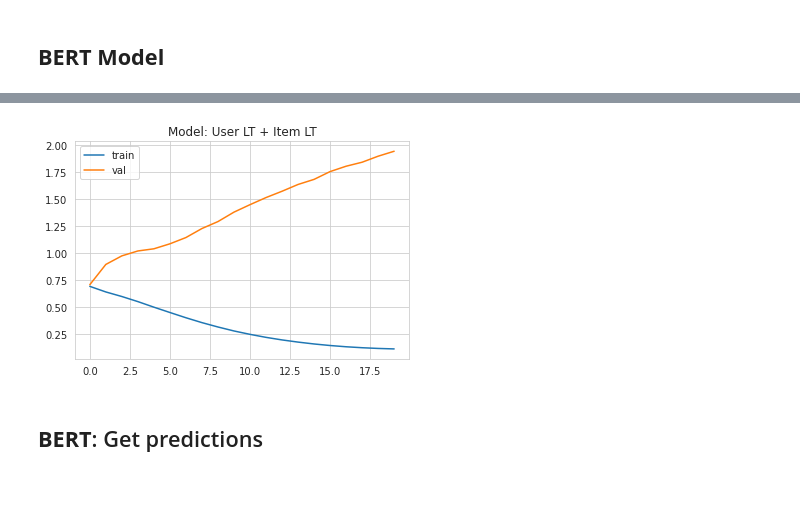
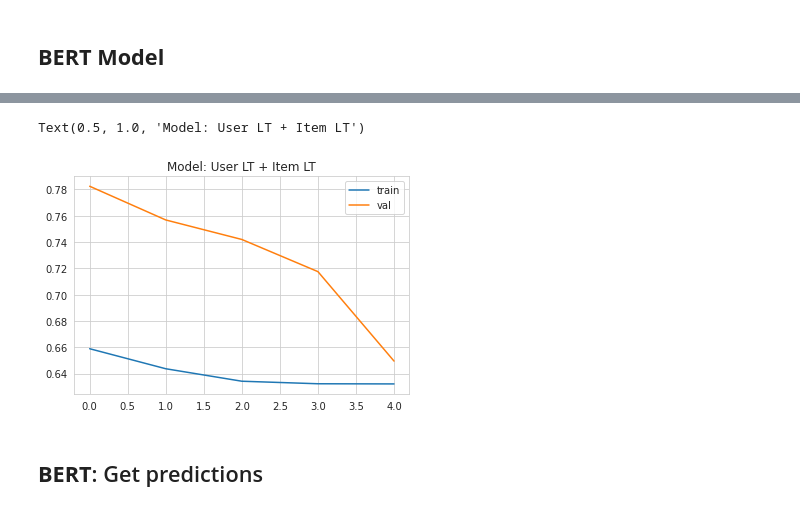
Before and after one commit to Katrin-Leberfinger/Hybrid-gender-debiased-music-recommendation, a Jupyter notebook: AI_MasterThesis_Recommendations_LFM2b.ipynb, the cells around one changed output, grey strips where cells are left out. Cells and saved outputs as stored; diff of their text form; code cells hidden in the pictures.

```diff
--- a/AI_MasterThesis_Recommendations_LFM2b.ipynb
+++ b/AI_MasterThesis_Recommendations_LFM2b.ipynb
@@ -182,3 +200,5 @@ data_user = pd.read_csv("music/data_user.txt", sep="\t").drop(['Unnamed: 0'],axi
+# %%
+data_interaction.columns = ['user_id', 'track_id', 'count']
 # %%
 data_interaction_one = data_interaction[data_interaction['count'] == 1]
 data_interaction_one = data_interaction_one.merge(data_tracks_tags_lyrics[['track_id', 'lyrics_cleaned', 'tags', 'abstract']]).drop_duplicates()
@@ -449,21 +438,24 @@ device = 'cuda'
 
 import numpy as np
 item_text_embeddings_size = 128
-user_embeddings_size = 64
-item_embeddings_size = 64
-text_col = 'tags'
+user_embeddings_size = 10
+item_embeddings_size = 128
+text_col = 'abstract'
 
 tokenizer = BertTokenizer.from_pretrained('prajjwal1/bert-tiny')
 dataset_train= LFM2bDataset(data_interaction_train,tokenizer,item_text_embeddings_size, text_col,  item2pos, user2id)
 dataset_val= LFM2bDataset(data_interaction_val,tokenizer,item_text_embeddings_size, text_col,  item2pos, user2id)
-dataset_test= LFM2bDataset(data_interaction_test,tokenizer,item_text_embeddings_size, text_col,  item2pos, user2id)
 
 num_users = len(data_interaction[user_col].drop_duplicates())
 num_items = len(pos2item)
 
-hidden_dense_layer_size_base = item_embeddings_size + user_embeddings_size
-model_base = AMARBase(hidden_dense_layer_size_base, item_embeddings_size, user_embeddings_size, num_users, num_items)
+# hidden_dense_layer_size_base = item_embeddings_size + user_embeddings_size
+# model_base = AMARBase(hidden_dense_layer_size_base, item_embeddings_size, user_embeddings_size, num_users, num_items)
 
-hidden_dense_layer_size_bert = item_embeddings_size + item_text_embeddings_size + user_embeddings_size
-model_bert = AMARBert( hidden_dense_layer_size_bert, item_embeddings_size, user_embeddings_size, item_text_embeddings_size, num_users, num_items)
+# hidden_dense_layer_size_bert = item_embeddings_size + item_text_embeddings_size + user_embeddings_size
+# model_bert = AMARBert( hidden_dense_layer_size_bert, item_embeddings_size, user_embeddings_size, item_text_embeddings_size, num_users, num_items)
+
+
+hidden_dense_layer_size = item_embeddings_size + user_embeddings_size
+model = AMARBert(hidden_dense_layer_size, user_embeddings_size, num_users)
 # %% [output]
@@ -471,14 +463,14 @@ Some weights of the model checkpoint at prajjwal1/bert-tiny were not used when i
 - This IS expected if you are initializing BertModel from the checkpoint of a model trained on another task or with another architecture (e.g. initializing a BertForSequenceClassification model from a ...
 - This IS NOT expected if you are initializing BertModel from the checkpoint of a model that you expect to be exactly identical (initializing a BertForSequenceClassification model from a BertForSequen ...
 # %%
-model = model_base
+from transformers import get_linear_schedule_with_warmup
+model = model
 
-num_epochs=20
+num_epochs=5
 batch_size=32
 
 dataloader_train=DataLoader(dataset=dataset_train,batch_size=batch_size)
 dataloader_val=DataLoader(dataset=dataset_val,batch_size=batch_size)
-dataloader_test=DataLoader(dataset=dataset_test,batch_size=batch_size)
 
 criterion = nn.BCELoss()
 # # https://huggingface.co/transformers/v1.0.0/migration.html
@@ -486,7 +478,7 @@ lr = 1e-3
 num_total_steps = len(dataloader_train) * num_epochs
 num_warmup_steps = 0
 warmup_proportion = float(num_warmup_steps) / float(num_total_steps)
-optimizer = AdamW(model.parameters(), lr=lr, correct_bias=False)
+optimizer =  torch.optim.RMSprop(model.parameters(), lr= 1e-3, alpha=0.9)#AdamW(model.parameters(), lr=lr, correct_bias=False)
 
 scheduler = get_linear_schedule_with_warmup(
    optimizer,
@@ -518,7 +510,8 @@ for e in range(num_epochs):
         curr_users_batch =data_train['user_id'].to(device)
 
         # model inputs
-        inputs = [curr_items_ids_batch.to(device).type(torch.LongTensor), curr_items_batch.type(torch.LongTensor), curr_users_batch.type(torch.LongTensor), curr_attentions_batch.type(torch.LongTensor)]
+        inputs = [ curr_items_batch.type(torch.LongTensor), curr_users_batch.type(torch.LongTensor), curr_attentions_batch.type(torch.LongTensor)]
+       # inputs = [curr_items_ids_batch.to(device).type(torch.LongTensor), curr_items_batch.type(torch.LongTensor), curr_users_batch.type(torch.LongTensor), curr_attentions_batch.type(torch.LongTensor)]
 
         # model targets
         targets = data_train['target'].reshape(-1,1)
@@ -542,7 +535,6 @@ for e in range(num_epochs):
 
     losses_val = []
 
-    # res_train = pd.DataFrame(columns = ['user_id', 'track_id', 'count'])
 
     for data_val in dataloader_val:
       #items positions
@@ -555,7 +547,8 @@ for e in range(num_epochs):
       curr_users_batch =data_val['user_id'].to(device)
 
       # model inputs
-      inputs = [curr_items_ids_batch.to(device).type(torch.LongTensor), curr_items_batch.type(torch.LongTensor), curr_users_batch.type(torch.LongTensor), curr_attentions_batch.type(torch.LongTensor)]
+      inputs = [ curr_items_batch.type(torch.LongTensor), curr_users_batch.type(torch.LongTensor), curr_attentions_batch.type(torch.LongTensor)]
+      #inputs = [curr_items_ids_batch.to(device).type(torch.LongTensor), curr_items_batch.type(torch.LongTensor), curr_users_batch.type(torch.LongTensor), curr_attentions_batch.type(torch.LongTensor)]
 
       # model targets
       targets = data_val['target'].reshape(-1,1)
@@ -563,9 +556,6 @@ for e in range(num_epochs):
       with torch.no_grad():
         outputs = model(inputs)
       outputs_val = outputs
-
-      # for i in range(outputs.shape[0]):
-          # res_train = res_train.append(pd.DataFrame({'user_id': id2user[curr_users_batch[i].item()], 'track_id': pos2item[curr_items_ids_batch[i].item()], 'count':  outputs[i].item()} , index=[0]))
 
       loss = criterion(outputs, targets)
       losses_val.append(loss)
@@ -605,7 +573,7 @@ plt.plot(loss_val, label='val')
 plt.legend()
 plt.title("Model: User LT + Item LT")
 
-from google.colab import files
-plt.savefig("img1.png")
-files.download("img1.png")
+#from google.colab import files
+#plt.savefig("img1.png")
+#files.download("img1.png")
 # %% [output]
@@ -614,4 +580,5 @@ files.download("img1.png")
+Text(0.5, 1.0, 'Model: User LT + Item LT')
-[figure, old version]
+[figure, new version]
 # %% [markdown]
 ## **BERT**: Get predictions
 # %%
```
Also changed, not shown: parts of 22 cells of this notebook.
